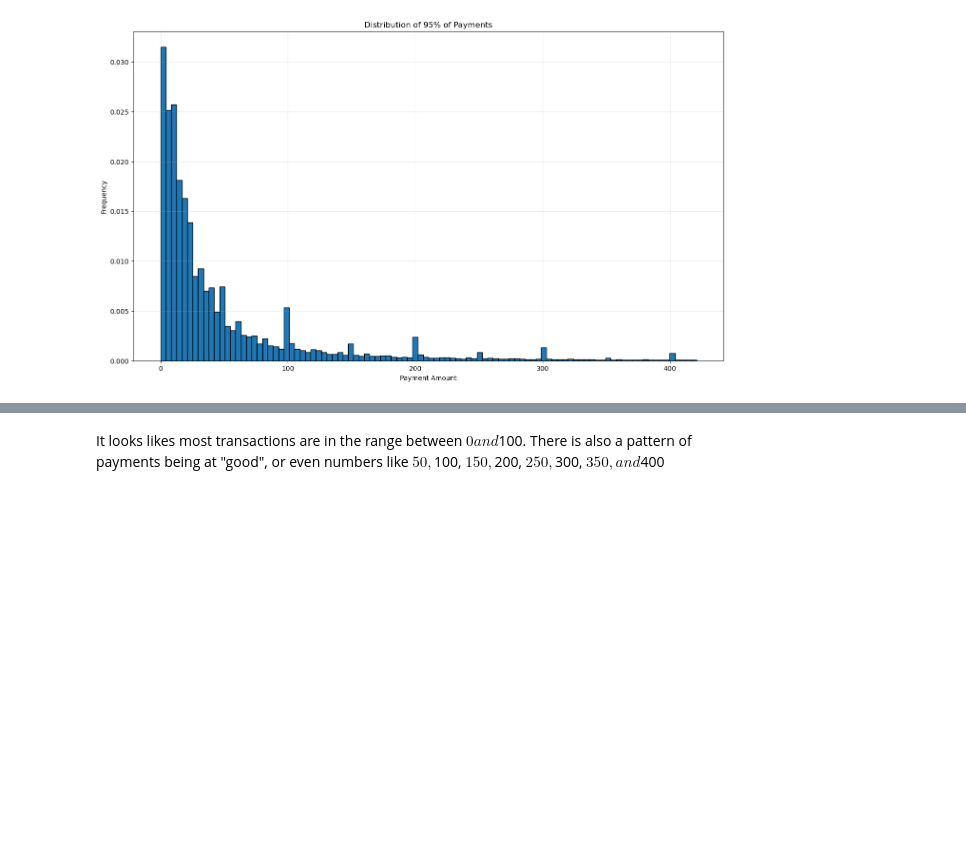
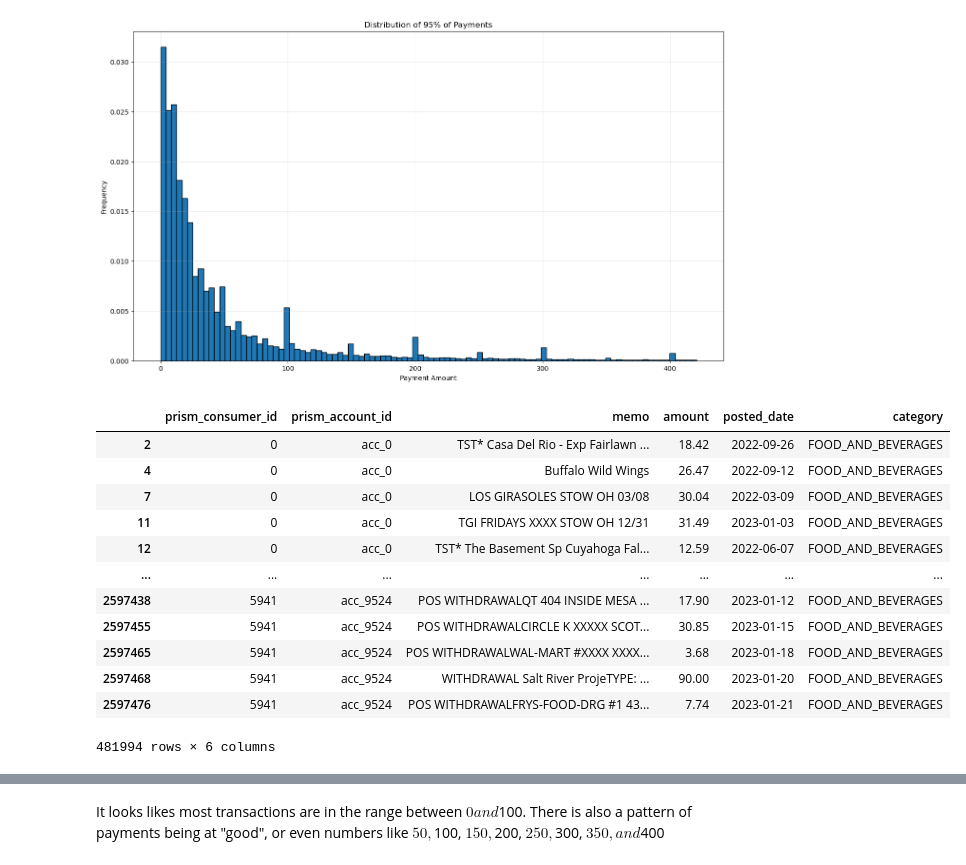
Before and after one commit to hillarychang/dsc180a-capstone, a Jupyter notebook: notebooks/kevin_data_exploration.ipynb, the cells around one changed output, grey strips where cells are left out. Saved outputs shown, nothing was run; the diff lists cells and outputs as text; code cells hidden in the pictures; blank space fills up the shorter version.

```diff
--- a/notebooks/kevin_data_exploration.ipynb
+++ b/notebooks/kevin_data_exploration.ipynb
@@ -83,3 +94,19 @@ plt.grid(True, alpha=0.3)
 plt.show()
 # %% [output]
 [figure]
+# %%
+outflows[outflows['category'] == "FOOD_AND_BEVERAGES"]
+# %% [output]
+|  | prism_consumer_id | prism_account_id | memo | amount | posted_date | category |
+| 2 | 0 | acc_0 | TST* Casa Del Rio - Exp Fairlawn ... | 18.42 | 2022-09-26 | FOOD_AND_BEVERAGES |
+| 4 | 0 | acc_0 | Buffalo Wild Wings | 26.47 | 2022-09-12 | FOOD_AND_BEVERAGES |
+| 7 | 0 | acc_0 | LOS GIRASOLES STOW OH 03/08 | 30.04 | 2022-03-09 | FOOD_AND_BEVERAGES |
+| 11 | 0 | acc_0 | TGI FRIDAYS XXXX STOW OH 12/31 | 31.49 | 2023-01-03 | FOOD_AND_BEVERAGES |
+| 12 | 0 | acc_0 | TST* The Basement Sp Cuyahoga Fal... | 12.59 | 2022-06-07 | FOOD_AND_BEVERAGES |
+| ... | ... | ... | ... | ... | ... | ... |
+| 2597438 | 5941 | acc_9524 | POS WITHDRAWALQT 404 INSIDE MESA ... | 17.90 | 2023-01-12 | FOOD_AND_BEVERAGES |
+| 2597455 | 5941 | acc_9524 | POS WITHDRAWALCIRCLE K XXXXX SCOT... | 30.85 | 2023-01-15 | FOOD_AND_BEVERAGES |
+| 2597465 | 5941 | acc_9524 | POS WITHDRAWALWAL-MART #XXXX XXXX... | 3.68 | 2023-01-18 | FOOD_AND_BEVERAGES |
+| 2597468 | 5941 | acc_9524 | WITHDRAWAL Salt River ProjeTYPE: ... | 90.00 | 2023-01-20 | FOOD_AND_BEVERAGES |
+| 2597476 | 5941 | acc_9524 | POS WITHDRAWALFRYS-FOOD-DRG #1 43... | 7.74 | 2023-01-21 | FOOD_AND_BEVERAGES |
+481994 rows × 6 columns
```
Also changed, not shown: parts of 8 cells of this notebook.
